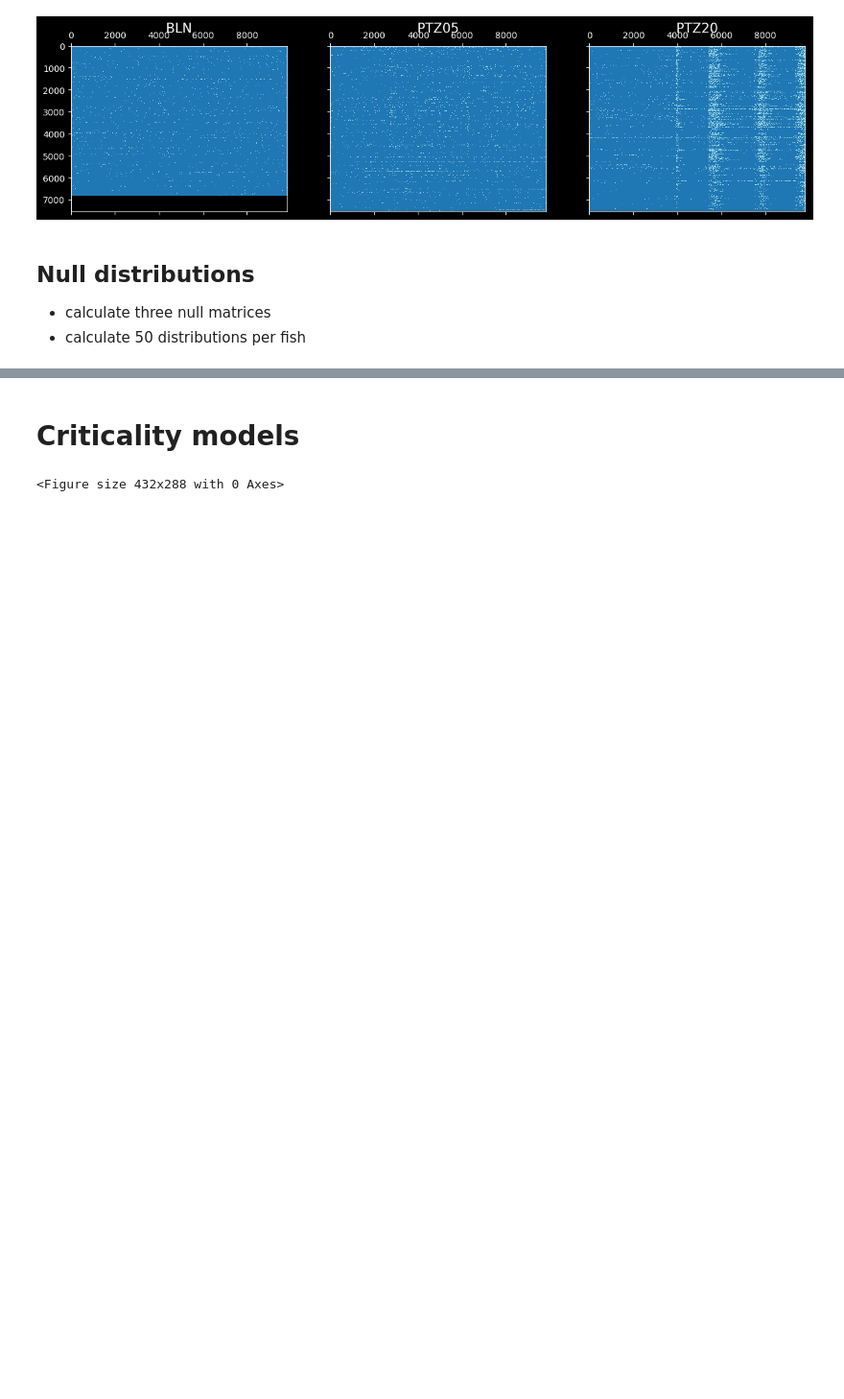
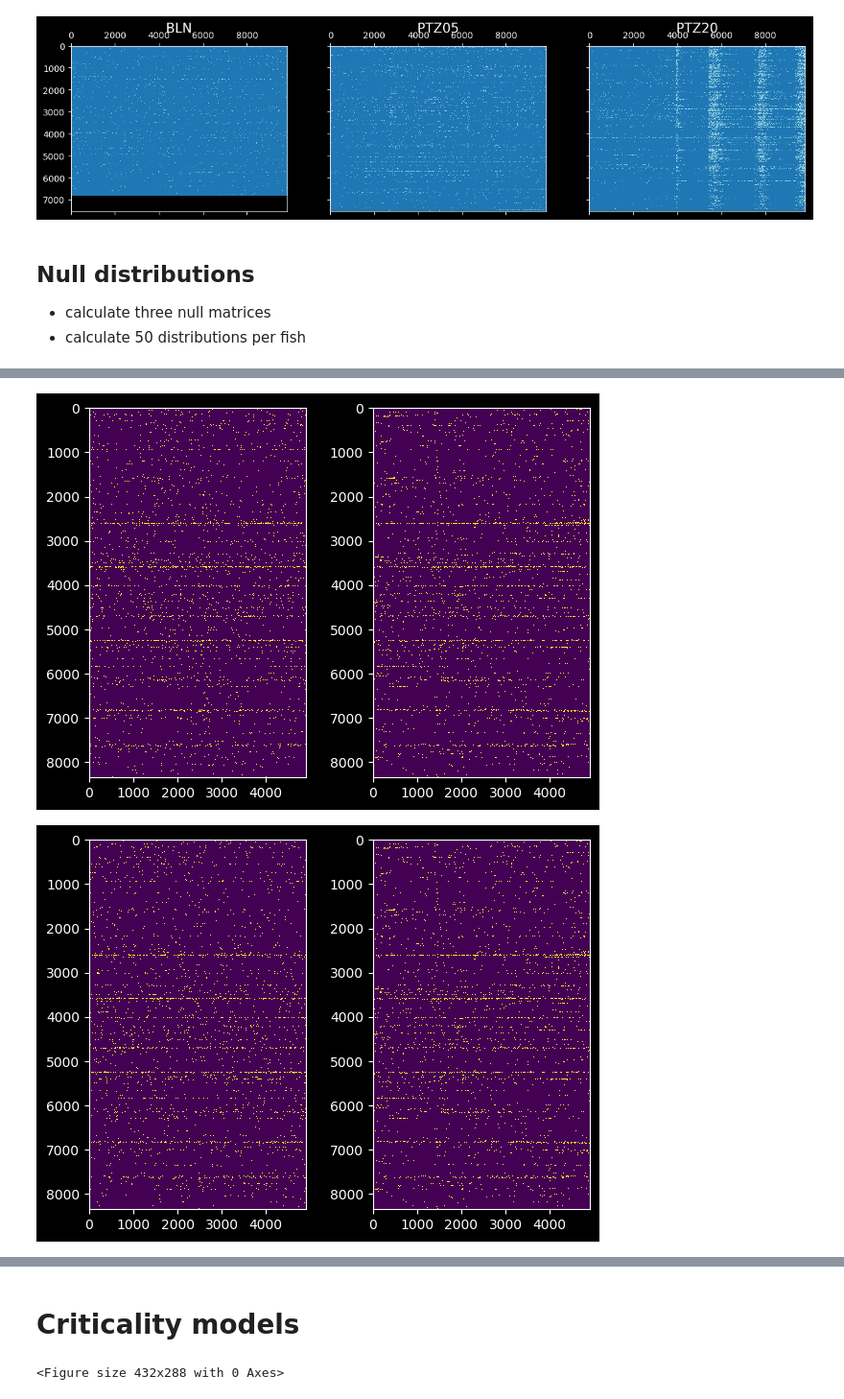
Before and after one commit to dafishcode/suite2p_analysis_py, a Jupyter notebook: avalanches.ipynb, the cells around one changed output, grey strips where cells are left out. Shown at 96% size. Saved outputs shown, nothing was run; the diff lists cells and outputs as text; code cells hidden in the pictures; blank space fills up the shorter version.

```diff
--- a/avalanches.ipynb
+++ b/avalanches.ipynb
@@ -177,33 +201,65 @@ for i in num:
 # Null 2 - swap cell location (shuffle binarised matrix)
 #---------------------------------------------------------------------------
 import copy
-num = adfn.name_zero('front', 12, 12, 1)
+num = adfn.name_zero('front', 3, 3, 1)
 for i in num:
     nnblist = sorted(glob.glob('*-' + i + '*BLN*nnb.npy*'))
     binlist = sorted(glob.glob('*-' + i +  '*BLN*binarised.npy*')) #iterated list - binarised trace
-    rpkslist = list(range(10))
+    swappkslist = list(range(10))
     for e in range(10):
         pks = np.load(binlist[0])
         rpks = copy.deepcopy(pks)
         np.random.shuffle(rpks)
-        av, pkg = crfn.avalanche1(nnblist[0], rpks, Fdrop, experiment)
-        np.save(Fdrop + 'Project/' + experiment + os.sep + adfn.name_template([nnblist][0], 'short') + '_swap' + str(e) + '_av.npy', av)
+        swappkslist[e] = rpks
+        #av, pkg = crfn.avalanche1(nnblist[0], rpks, Fdrop, experiment)
+        #np.save(Fdrop + 'Project/' + experiment + os.sep + adfn.name_template([nnblist][0], 'short') + '_swap' + str(e) + 'av.npy', av)
 # %%
 # Null 3 - slide time series
 #-------------------------------------------
 import random
 import copy
 
-num = adfn.name_zero('front', 2, 12, 1)
+num = adfn.name_zero('front', 3, 3, 1)
 for i in num:
     nnblist = sorted(glob.glob('*-' + i + '*BLN*nnb.npy*'))
     binlist = sorted(glob.glob('*-' + i +  '*BLN*binarised.npy*')) #iterated list - binarised trace
-    rpkslist = list(range(10))
+    slidepkslist = list(range(10))
     for e in range(10):
         pks = np.load(binlist[0])
         rpks = np.zeros((pks.shape))
         for t in range(pks.shape[0]):
             rnum = random.randint(0, pks.shape[1])
             rpks[t] = np.roll(pks[t], rnum)
-        av, pkg = crfn.avalanche1(nnblist[0], rpks, Fdrop, experiment)
-        #np.save(Fdrop + 'Project/' + experiment + os.sep + adfn.name_template([nnblist][0], 'short') + '_slide' + str(e) + '_av.npy', av)
+        slidepkslist[e] = rpks
+        #av, pkg = crfn.avalanche1(nnblist[0], rpks, Fdrop, experiment)
+        #np.save(Fdrop + 'Project/' + experiment + os.sep + adfn.name_template([nnblist][0], 'short') + '_slide' + str(e) + 'av.npy', av)
+# %%
+# Null 4 - destroy autocorrelation (shuffle each time series within cell)
+#-------------------------------------------
+import random
+import copy
+
+num = adfn.name_zero('front', 2, 12, 1)
+for i in num:
+    nnblist = sorted(glob.glob('*-' + i + '*BLN*nnb.npy*'))
+    binlist = sorted(glob.glob('*-' + i +  '*BLN*binarised.npy*')) #iterated list - binarised trace
+    #autopkslist = list(range(10))
+    for e in range(50):
+        pks = np.load(binlist[0])
+        rpks = np.zeros((pks.shape))
+        for t in range(pks.shape[0]):
+            temp_pks = pks[t]
+            np.random.shuffle(temp_pks)
+            rpks[t] = temp_pks
+        #autopkslist[e] = rpks
+        av, pkg = crfn.avalanche1(nnblist[0], rpks, Fdrop, experiment)
+        np.save(Fdrop + 'Project/' + experiment + os.sep + adfn.name_template([nnblist][0], 'short') + '_auto' + str(e) + 'av.npy', av)
+# %%
+for i in range(len(rpkslist)):
+    fig, axarr = plt.subplots(1,2, figsize = (7,5))
+    axarr[1].imshow(pre)
+    axarr[0].imshow(autopkslist[i])
+    plt.show()
+# %% [output]
+[figure, added]
+[figure, added]
```
Also changed, not shown: parts of 9 cells of this notebook, 6 other files.
